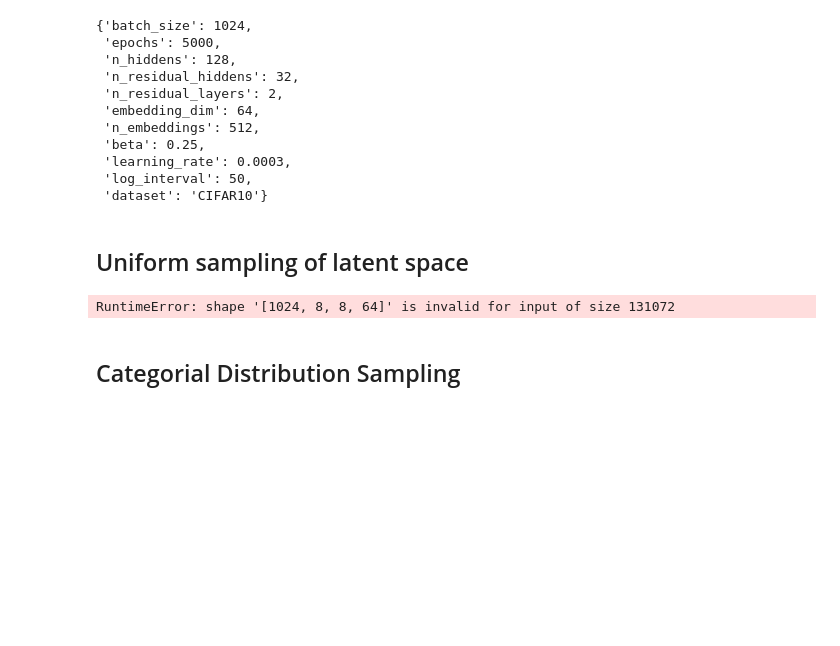
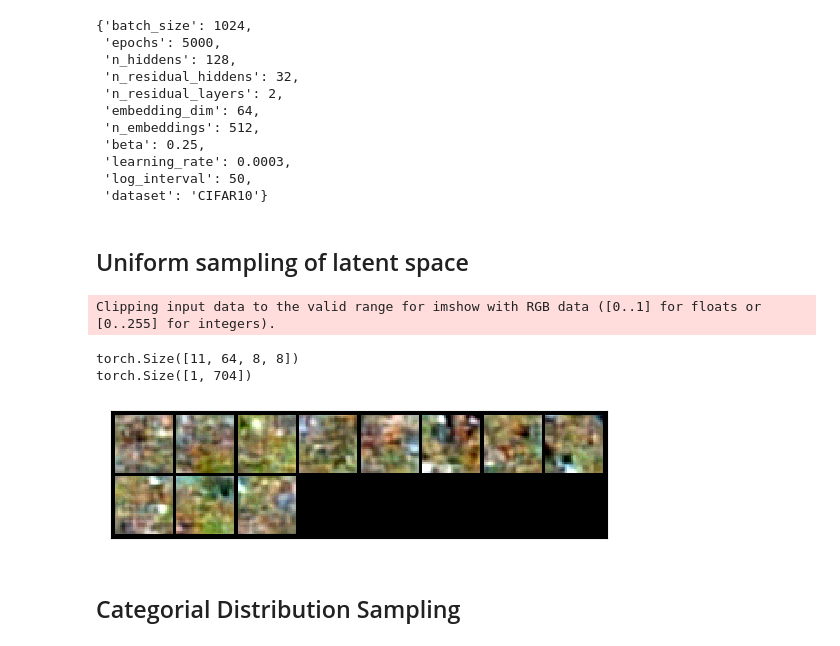
Before and after one commit to xhzgenius/VQ-VAE, a Jupyter notebook: visualization.ipynb, the cells around one changed output. Saved outputs shown, nothing was run; the diff lists cells and outputs as text; code cells hidden in the pictures; blank space fills up the shorter version.

```diff
--- a/visualization.ipynb
+++ b/visualization.ipynb
@@ -149,30 +149,37 @@ params
 ## Uniform sampling of latent space
 # %%
 def generate_samples(e_indices):
-    min_encodings = torch.zeros(e_indices.shape[0], params['n_embeddings']).to(device)
-    min_encodings.scatter_(1, e_indices, 1)
-    e_weights = model.vector_quantization.embedding.weight
-    z_q = torch.matmul(min_encodings, e_weights).view((params["batch_size"],8,8,params["embedding_dim"]))
+    # min_encodings = torch.zeros(e_indices.shape[0], params['n_embeddings']).to(device)
+    # min_encodings.scatter_(1, e_indices, 1)
+    # e_weights = model.vector_quantizer.embedding_vectors.weight
+    # z_q = torch.matmul(min_encodings, e_weights).view((params["batch_size"],8,8,params["embedding_dim"]))
+    # z_q = z_q.permute(0, 3, 1, 2).contiguous()
+    # Shit code. 👆 ——XHZ
+    z_q = model.vector_quantizer.embedding_vectors(e_indices).view((11, 8, 8, params["embedding_dim"]))
     z_q = z_q.permute(0, 3, 1, 2).contiguous()
+    print(z_q.shape)
 
     x_recon = model.decoder(z_q)
-    return x_recon, z_q,e_indices
+    return x_recon, z_q, e_indices
 
 
 def uniform_samples(model):
 
-    rand = np.random.randint(params['n_embeddings'], size=(2048, 1))
+    rand = np.random.randint(params['n_embeddings'], size=(1, 11*64))
     min_encoding_indices = torch.tensor(rand).long().to(device)
-    x_recon, z_q,e_indices = generate_samples(min_encoding_indices)
+    x_recon, z_q, e_indices = generate_samples(min_encoding_indices)
 
     print(min_encoding_indices.shape)
     return x_recon, z_q,e_indices
 
 x_val_recon,z_q,e_indices = uniform_samples(model)
 
 display_image_grid(x_val_recon)
 # %% [output]
-RuntimeError: shape '[1024, 8, 8, 64]' is invalid for input of size 131072
+Clipping input data to the valid range for imshow with RGB data ([0..1] for floats or [0..255] for integers).
+torch.Size([11, 64, 8, 8])
+torch.Size([1, 704])
+[figure, added]
 # %% [markdown]
 ## Categorial Distribution Sampling
 # %%
```
Also changed, not shown: parts of 6 cells of this notebook, 6 other files.
